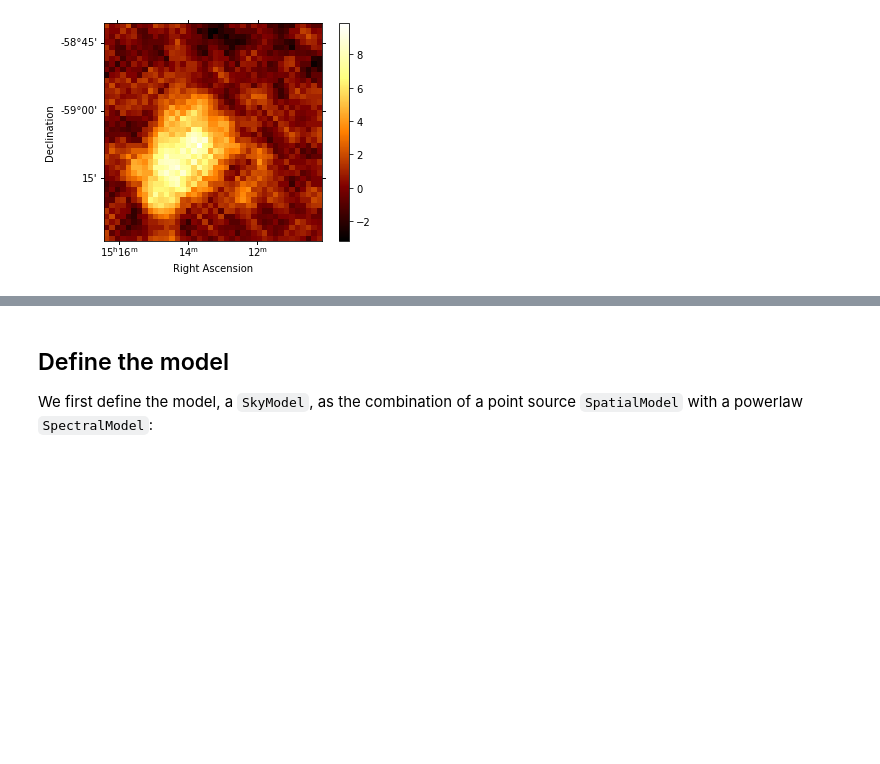
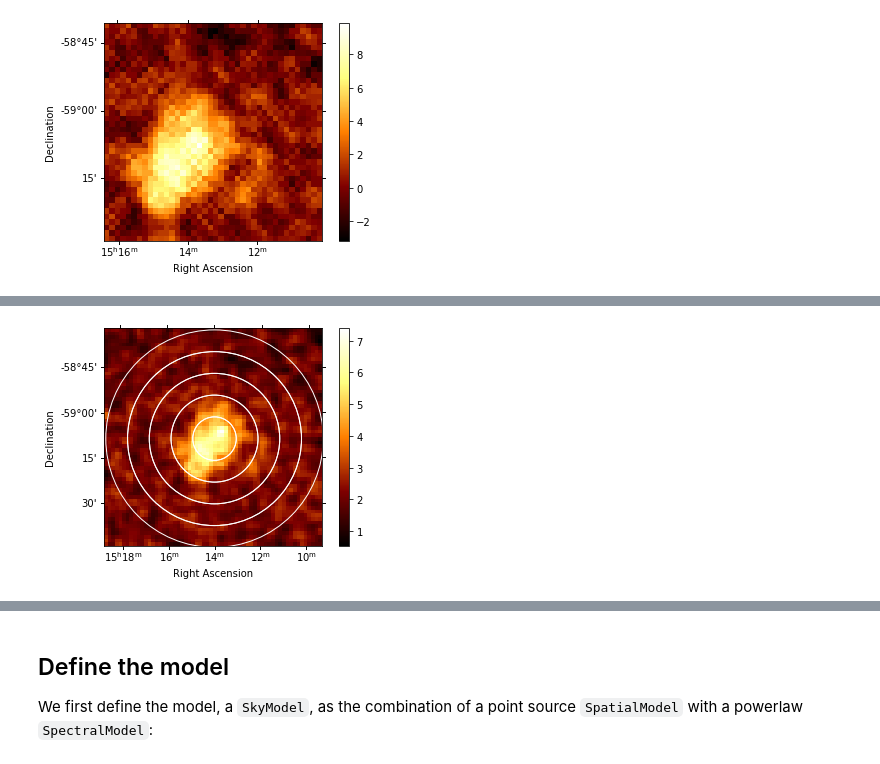
Before and after one commit to AtreyeeS/VHE-KU-workshop, a Jupyter notebook: data_reduction_msh.ipynb, the cells around one changed output, grey strips where cells are left out. Cells and saved outputs as stored; diff of their text form; code cells hidden in the pictures; blank space fills up the shorter version.

```diff
--- a/data_reduction_msh.ipynb
+++ b/data_reduction_msh.ipynb
@@ -315,0 +332,7 @@ significance_map.cutout(position=pos, width=0.8*u.deg).plot(add_cbar=True)
+# %%
+regions = make_concentric_annulus_sky_regions(
+    center=SkyCoord(228.5, -59.15, unit="deg"),
+    radius_max="0.6 deg",
+    nbin=6,
+)
+regions
@@ -315,0 +350,3 @@ significance_map.cutout(position=pos, width=0.8*u.deg).plot(add_cbar=True)
+# %%
+geom = RegionGeom.create(region=regions)
+geom
@@ -315,0 +362,7 @@ significance_map.cutout(position=pos, width=0.8*u.deg).plot(add_cbar=True)
+# %%
+img = stacked.counts.sum_over_axes().cutout(position=SkyCoord(228.5, -59.15, unit="deg"),
+                                           width=1.2*u.deg)
+ax = img.smooth(0.02*u.deg).plot(add_cbar=True)
+geom.plot_region(ax=ax, color="w");
+# %% [output]
+[figure, added]
```
Also changed, not shown: parts of 23 cells of this notebook.
